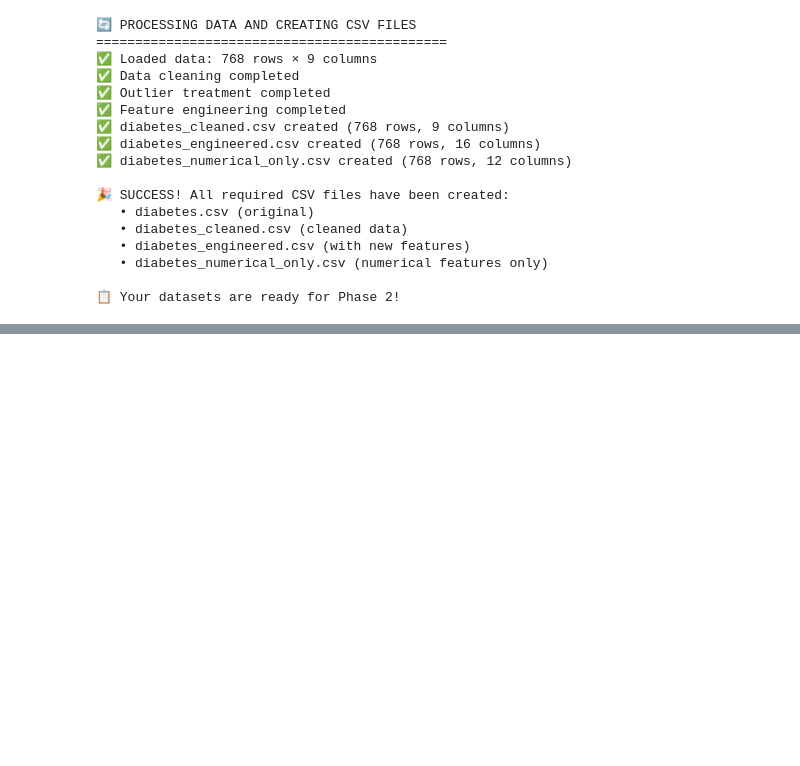
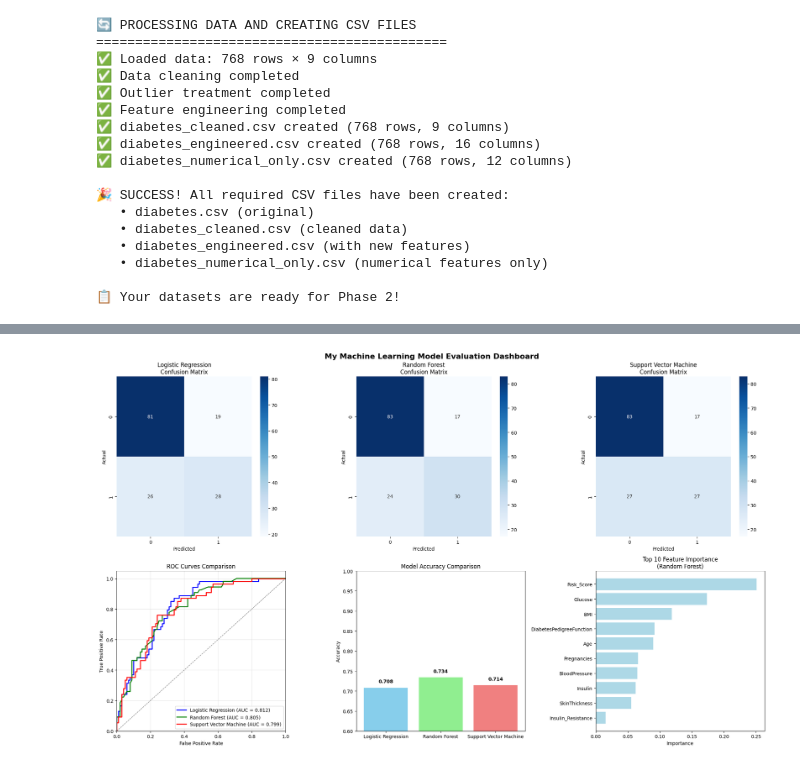
Before and after one commit to JohnHika/john-diabetes-risk-prediction, a Jupyter notebook: diabetes_lab_phase1.ipynb, the cells around one changed output, grey strips where cells are left out. Saved outputs shown, nothing was run; the diff lists cells and outputs as text; code cells hidden in the pictures; blank space fills up the shorter version.

```diff
--- a/diabetes_lab_phase1.ipynb
+++ b/diabetes_lab_phase1.ipynb
@@ -1112,0 +1584,98 @@ print("\n📋 Your datasets are ready for Phase 2!")
+# %%
+# My Detailed Model Evaluation & Performance Analysis
+print("📈 DETAILED MODEL EVALUATION WITH VISUALIZATION")
+print("=" * 50)
+
+# Create comprehensive evaluation plots
+fig, axes = plt.subplots(2, 3, figsize=(20, 12))
+fig.suptitle('My Machine Learning Model Evaluation Dashboard', fontsize=16, fontweight='bold')
+
+# Confusion matrices
+for i, (name, results) in enumerate(model_results.items()):
+    row = 0
+    col = i
+
+    cm = confusion_matrix(y_test, results['predictions'])
+    sns.heatmap(cm, annot=True, fmt='d', cmap='Blues', ax=axes[row, col])
+    axes[row, col].set_title(f'{name}\nConfusion Matrix')
+    axes[row, col].set_xlabel('Predicted')
+    axes[row, col].set_ylabel('Actual')
+
+# ROC Curves
+ax_roc = axes[1, 0]
+colors = ['blue', 'green', 'red']
+
+for i, (name, results) in enumerate(model_results.items()):
+    fpr, tpr, _ = roc_curve(y_test, results['probabilities'])
+    roc_auc = auc(fpr, tpr)
+
+    ax_roc.plot(fpr, tpr, color=colors[i], linewidth=2,
+                label=f'{name} (AUC = {roc_auc:.3f})')
+
+ax_roc.plot([0, 1], [0, 1], 'k--', linewidth=1, alpha=0.5)
+ax_roc.set_xlim([0.0, 1.0])
+ax_roc.set_ylim([0.0, 1.05])
+ax_roc.set_xlabel('False Positive Rate')
+ax_roc.set_ylabel('True Positive Rate')
+ax_roc.set_title('ROC Curves Comparison')
+ax_roc.legend(loc="lower right")
+ax_roc.grid(True, alpha=0.3)
+
+# Model accuracy comparison bar chart
+ax_acc = axes[1, 1]
+model_names = list(model_results.keys())
+accuracies = [results['accuracy'] for results in model_results.values()]
+
+bars = ax_acc.bar(model_names, accuracies, color=['skyblue', 'lightgreen', 'lightcoral'])
+ax_acc.set_title('Model Accuracy Comparison')
+ax_acc.set_ylabel('Accuracy')
+ax_acc.set_ylim([0.6, 1.0])
+
+# Add accuracy values on top of bars
+for bar, acc in zip(bars, accuracies):
+    ax_acc.text(bar.get_x() + bar.get_width()/2., bar.get_height() + 0.01,
+               f'{acc:.3f}', ha='center', va='bottom', fontweight='bold')
+
+# Feature importance for Random Forest
+if 'Random Forest' in trained_models:
+    ax_feat = axes[1, 2]
+    rf_model = trained_models['Random Forest']
+    feature_importance = pd.DataFrame({
+        'feature': feature_columns,
+        'importance': rf_model.feature_importances_
+    }).sort_values('importance', ascending=True)
+
+    # Plot top 10 features
+    top_features = feature_importance.tail(10)
+    ax_feat.barh(range(len(top_features)), top_features['importance'], color='lightblue')
+    ax_feat.set_yticks(range(len(top_features)))
+    ax_feat.set_yticklabels(top_features['feature'])
+    ax_feat.set_title('Top 10 Feature Importance\n(Random Forest)')
+    ax_feat.set_xlabel('Importance')
+
+plt.tight_layout()
+plt.show()
+
+# Detailed classification reports
+print(f"\n📋 DETAILED CLASSIFICATION REPORTS")
+print("=" * 40)
+
+for name, results in model_results.items():
+    print(f"\n{name.upper()}")
+    print("-" * len(name))
+    print(classification_report(y_test, results['predictions'],
+                               target_names=['No Diabetes', 'Diabetes']))
+
+    # Additional metrics
+    cm = confusion_matrix(y_test, results['predictions'])
+    tn, fp, fn, tp = cm.ravel()
+
+    sensitivity = tp / (tp + fn)  # Recall for positive class
+    specificity = tn / (tn + fp)  # Recall for negative class
+    precision = tp / (tp + fp)
+
+    print(f"Sensitivity (Recall): {sensitivity:.4f}")
+    print(f"Specificity: {specificity:.4f}")
+    print(f"Precision: {precision:.4f}")
+    print("=" * 40)
+# %% [output]
@@ -1112,0 +1684 @@ print("\n📋 Your datasets are ready for Phase 2!")
+[figure, added]
```
Also changed, not shown: parts of 12 cells of this notebook, 1 other file.
